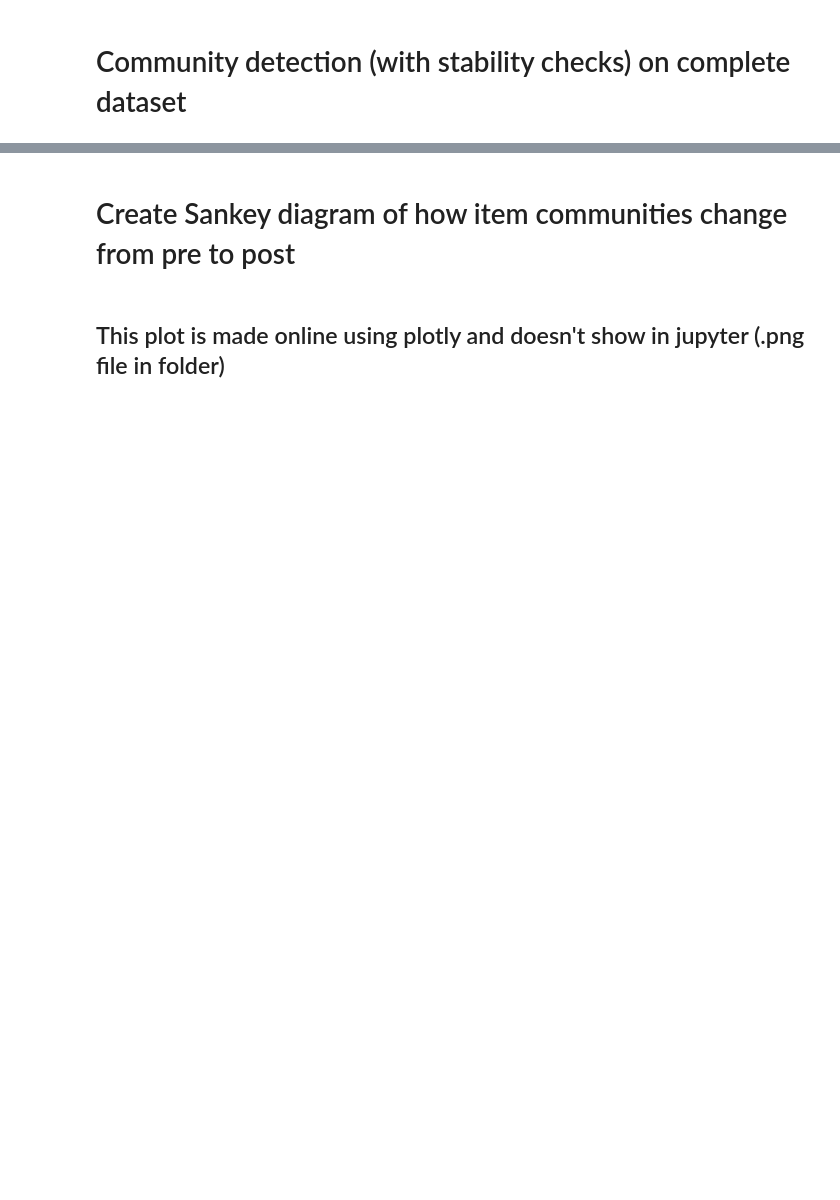
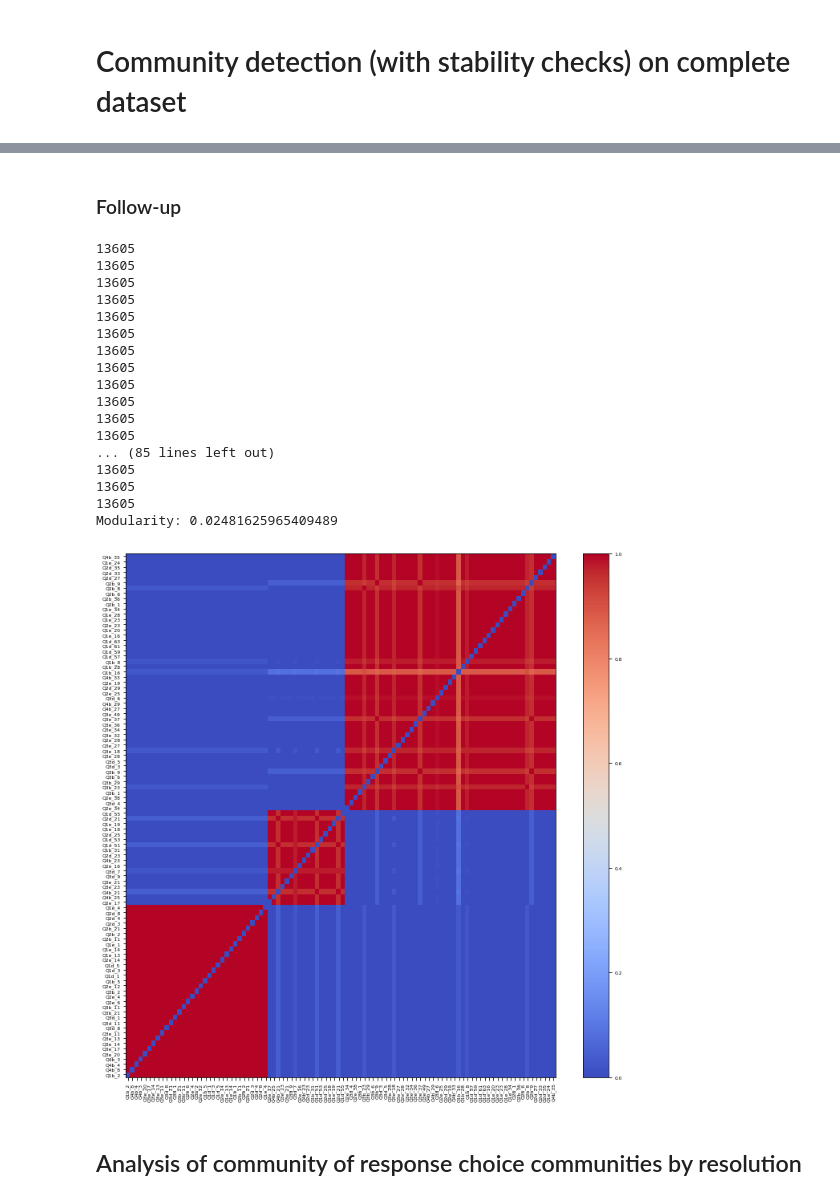
Before and after one commit to ColeWalsh295/PLIC, a Jupyter notebook: Module-analysis/PLIC_module_analysis.ipynb, the cells around one changed output, grey strips where cells are left out. Saved outputs shown, nothing was run; the diff lists cells and outputs as text; code cells hidden in the pictures; blank space fills up the shorter version.

```diff
--- a/Module-analysis/PLIC_module_analysis.ipynb
+++ b/Module-analysis/PLIC_module_analysis.ipynb
@@ -94,4 +102,0 @@ GPOST
-# %% [markdown]
-# Create Sankey diagram of how item communities change from pre to post
-# %% [markdown]
-## This plot is made online using plotly and doesn't show in jupyter (.png file in folder)
@@ -99,0 +105,25 @@ Community_Detection.SankeyNodeShifts(Pre_Community_df, Post_Community_df)
+# %% [markdown]
+### Follow-up
+# %%
+df_subset = df.loc[:, ~df.columns.str.contains('Q(4b_39|2e_15|2d_39|1d_69|1e_17|3e_24|2e_18|3e_22)')]
+Community_df, Stability_df, G_random = Community_Detection.IterativeCommunityFinding(df_subset, 100, Survey = 'ALL',
+                                                                                     resolution = 1, Cutoff = 0.5)
+# %% [output]
+13605
+13605
+13605
+13605
+13605
+13605
+13605
+13605
+13605
+13605
+13605
+13605
+... (85 lines left out)
+13605
+13605
+13605
+Modularity: 0.02481625965409489
+[figure, added]
@@ -99,0 +132,2 @@ Community_Detection.SankeyNodeShifts(Pre_Community_df, Post_Community_df)
+# %% [markdown]
+## Analysis of community of response choice communities by resolution
```
Also changed, not shown: parts of 16 cells of this notebook, 1 other file.
